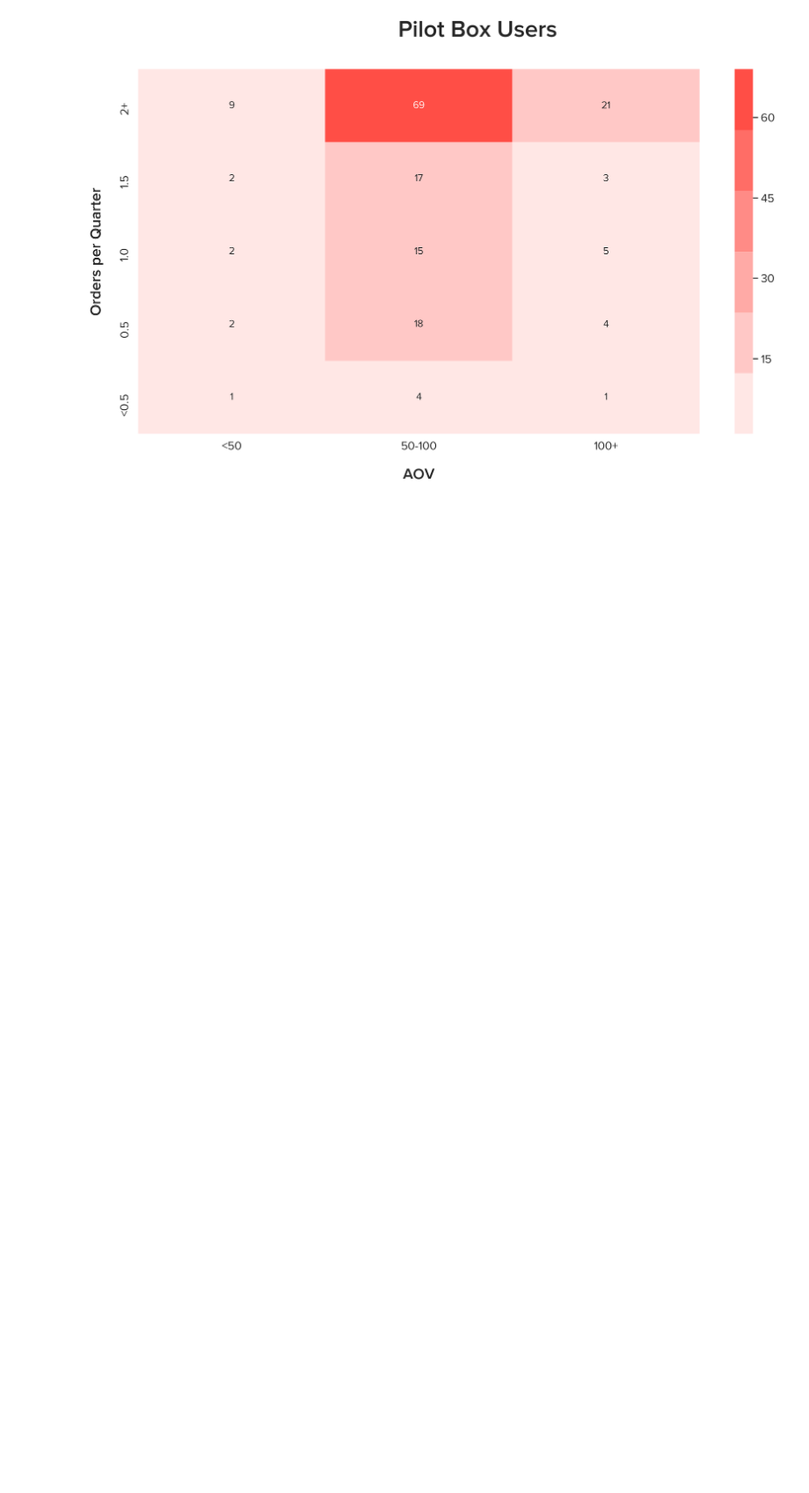
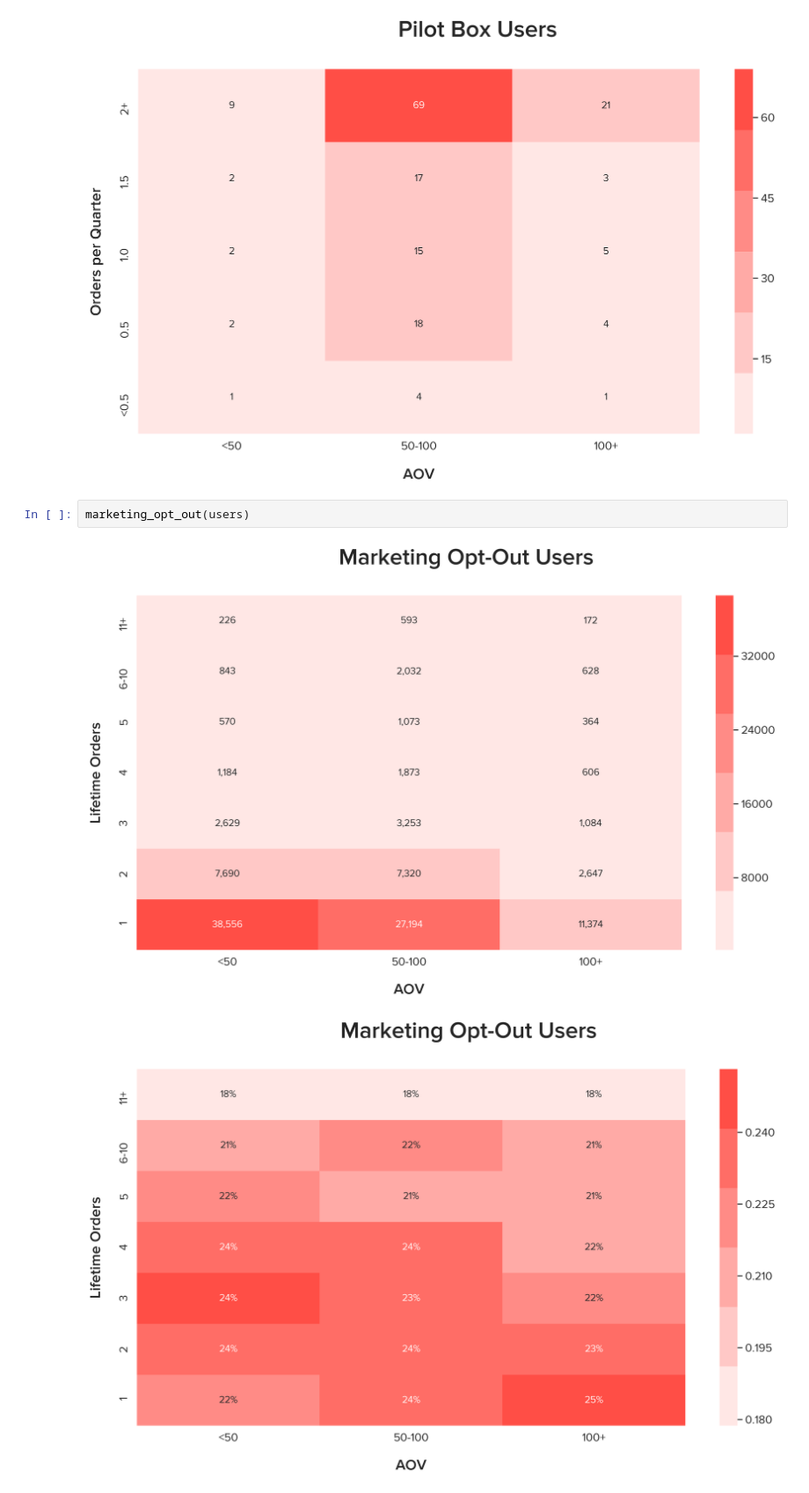
Before and after one commit to giokincade/primary, a Jupyter notebook: notebooks/Post-Engagement Viz.ipynb, the cells around one changed output. Shown at 88% size. Saved outputs shown, nothing was run; the diff lists cells and outputs as text; blank space fills up the shorter version.

```diff
--- a/notebooks/Post-Engagement Viz.ipynb
+++ b/notebooks/Post-Engagement Viz.ipynb
@@ -59,3 +59,8 @@ pilot_user_heatmap(users)
 # %% [output]
 [figure]
 [figure]
+# %%
+marketing_opt_out(users)
+# %% [output]
+[figure, added]
+[figure, added]
```
Also changed, not shown: parts of 1 cell of this notebook, 4 other files.
